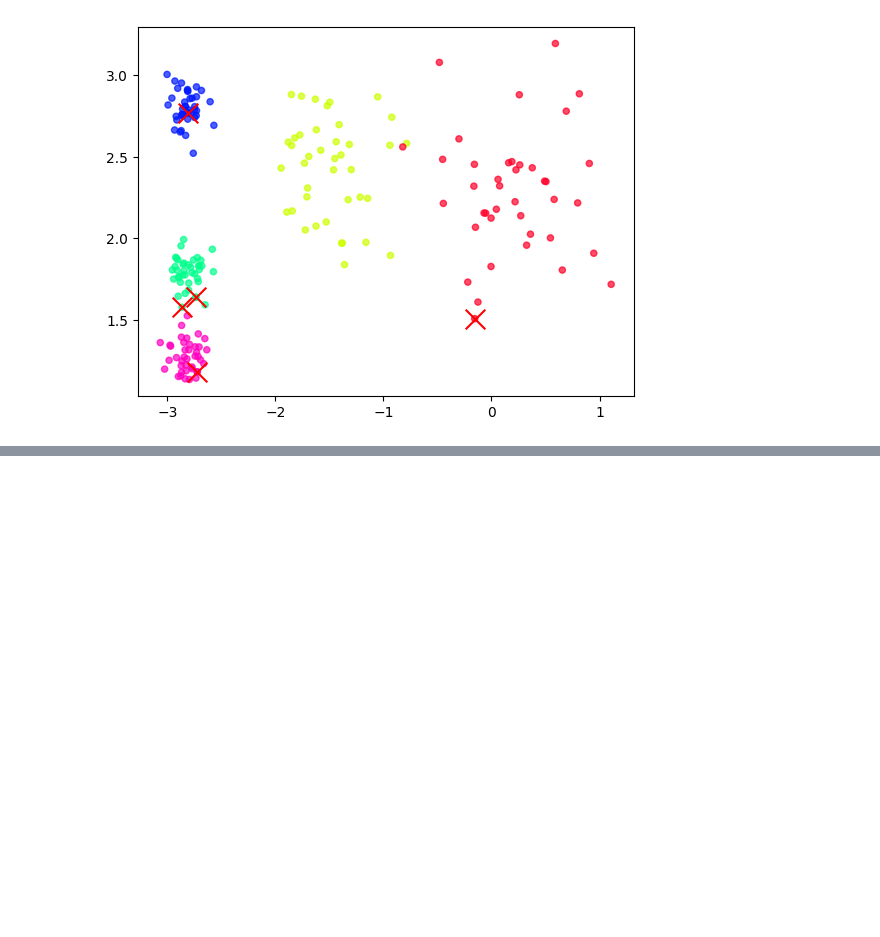
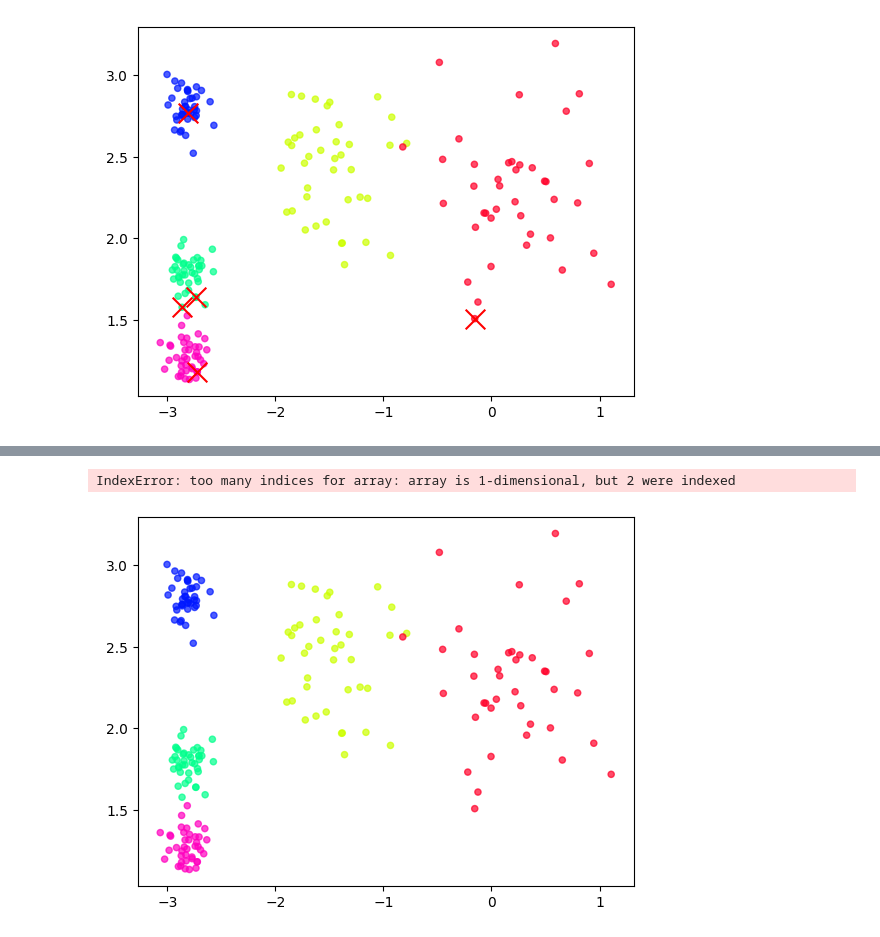
Before and after one commit to AliyarBhos/Works-done-in-Div-Academy, a Jupyter notebook: Module3(From_28_jan)/End_To_End_ML_in_Course.ipynb, the cells around one changed output, grey strips where cells are left out. Drawn from its saved outputs; the diff is of its cells as text; code cells hidden in the pictures; blank space fills up the shorter version.

```diff
--- a/Module3(From_28_jan)/End_To_End_ML_in_Course.ipynb
+++ b/Module3(From_28_jan)/End_To_End_ML_in_Course.ipynb
@@ -54,0 +156,12 @@ plt.show()
+# %%
+from sklearn.cluster import KMeans
+km = KMeans(n_clusters=5)
+
+y_pred = km.fit_predict(X)
+# %%
+plt.scatter(X[:, 0], X[:, 1], s=20,  c=y, cmap='gist_rainbow', alpha=0.7)
+plt.scatter(y_pred[:, 0], y_pred[:, 1], color='r', s=200, zorder=3, marker='x')
+plt.show()
+# %% [output]
+IndexError: too many indices for array: array is 1-dimensional, but 2 were indexed
+[figure, added]
```
Also changed, not shown: parts of 11 cells of this notebook, 1 other file.
